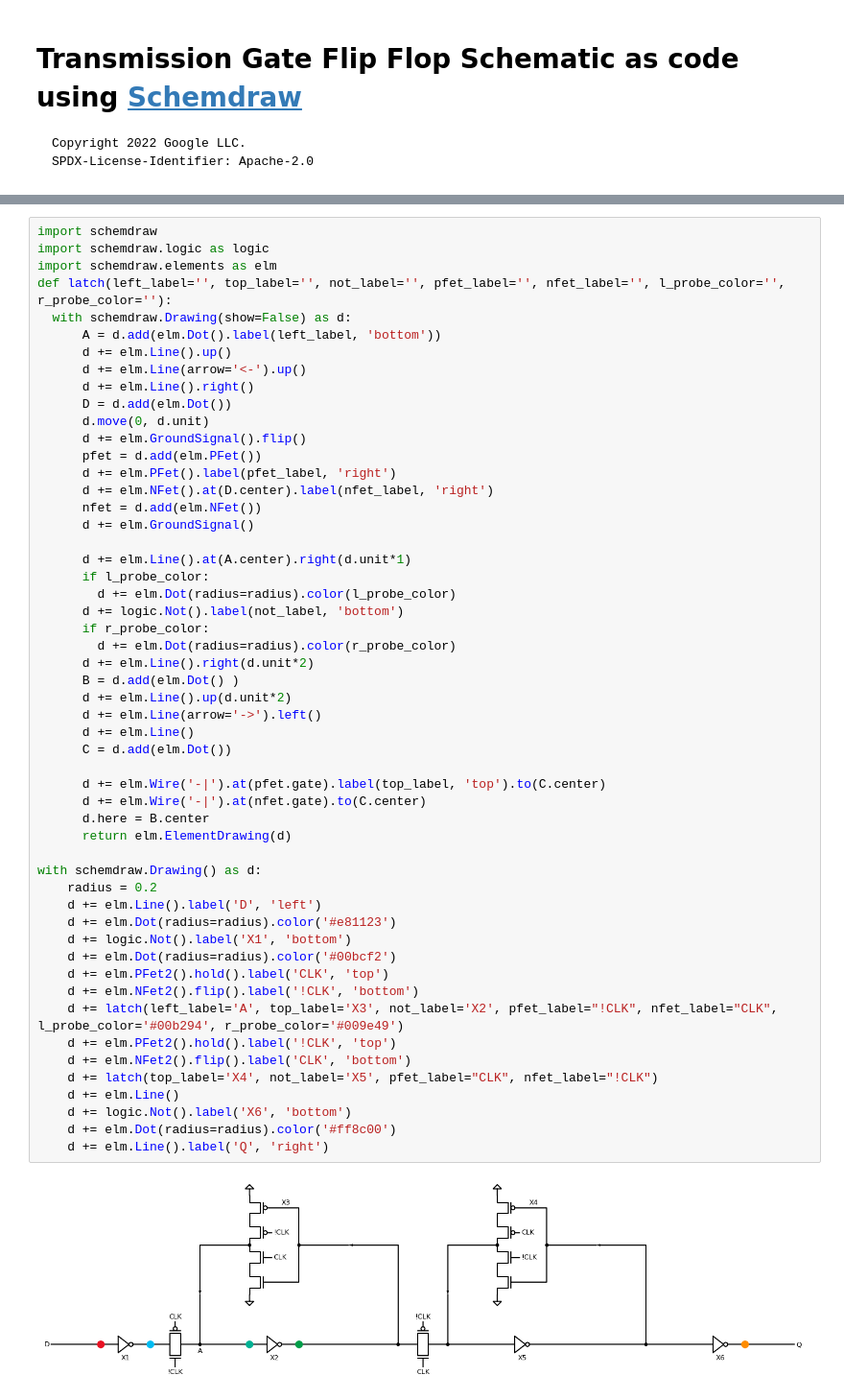
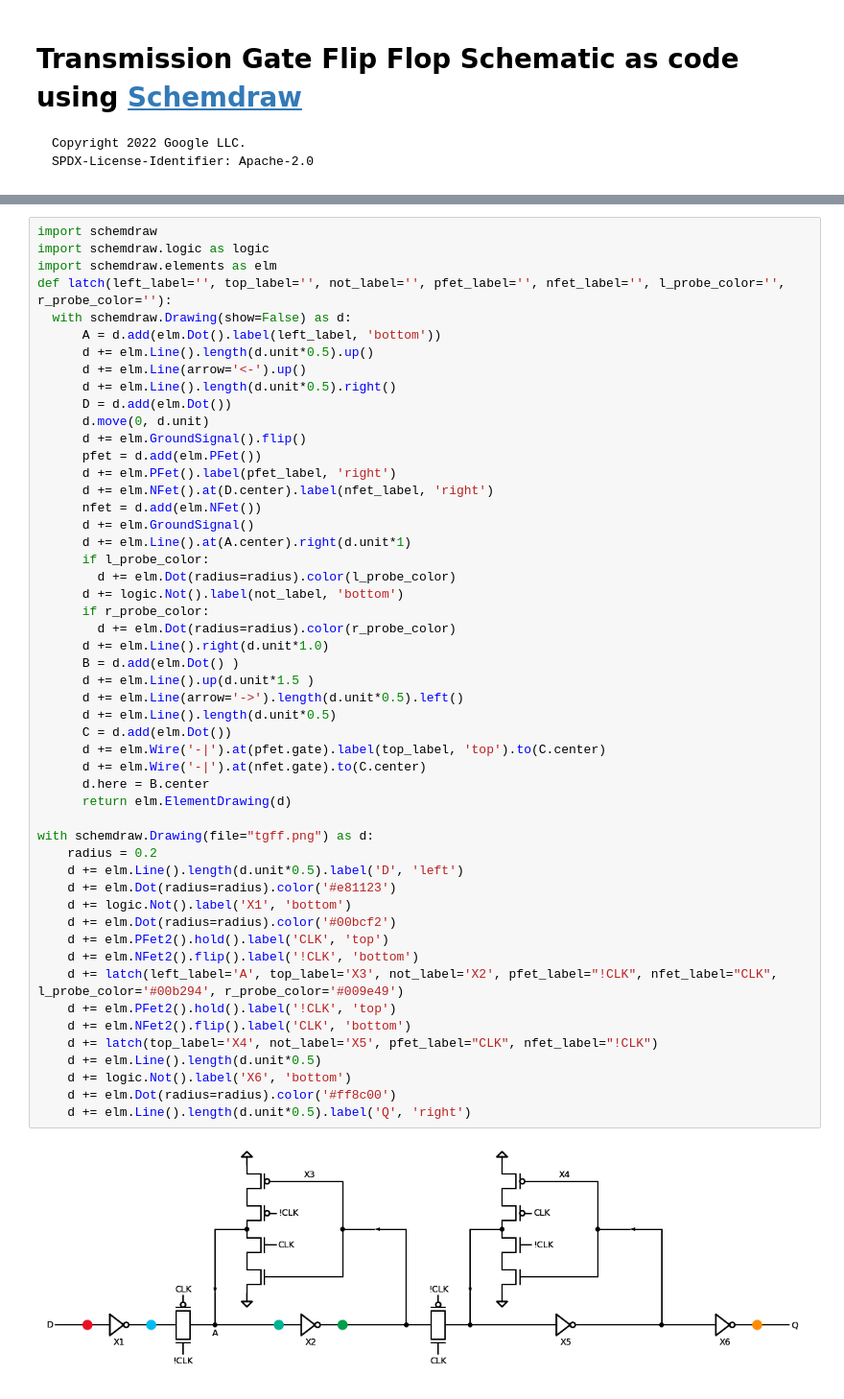
Before and after one commit to mattvenn/flipflop_demo, a Jupyter notebook: schematic/tg_ff.ipynb, the cells around one changed output, grey strips where cells are left out. Shown at 96% size. Saved outputs shown, nothing was run; the diff lists cells and outputs as text.

Commit message:
schematic: remove whitespace
- reduce latch size
- use jupytext to sync python version
- update images

```diff
--- a/schematic/tg_ff.ipynb
+++ b/schematic/tg_ff.ipynb
@@ -23,9 +21,9 @@ import schemdraw.elements as elm
 def latch(left_label='', top_label='', not_label='', pfet_label='', nfet_label='', l_probe_color='', r_probe_color=''):
   with schemdraw.Drawing(show=False) as d:
       A = d.add(elm.Dot().label(left_label, 'bottom'))
-      d += elm.Line().up()
+      d += elm.Line().length(d.unit*0.5).up()
       d += elm.Line(arrow='<-').up()
-      d += elm.Line().right()
+      d += elm.Line().length(d.unit*0.5).right()
       D = d.add(elm.Dot())
       d.move(0, d.unit)
       d += elm.GroundSignal().flip()
@@ -33,41 +31,39 @@ def latch(left_label='', top_label='', not_label='', pfet_label='', nfet_label='
       d += elm.PFet().label(pfet_label, 'right')
       d += elm.NFet().at(D.center).label(nfet_label, 'right')
       nfet = d.add(elm.NFet())
       d += elm.GroundSignal()
-
       d += elm.Line().at(A.center).right(d.unit*1)
       if l_probe_color:
         d += elm.Dot(radius=radius).color(l_probe_color)
       d += logic.Not().label(not_label, 'bottom')
       if r_probe_color:
         d += elm.Dot(radius=radius).color(r_probe_color)
-      d += elm.Line().right(d.unit*2)
+      d += elm.Line().right(d.unit*1.0)
       B = d.add(elm.Dot() )
-      d += elm.Line().up(d.unit*2)
-      d += elm.Line(arrow='->').left()
-      d += elm.Line()
+      d += elm.Line().up(d.unit*1.5 )
+      d += elm.Line(arrow='->').length(d.unit*0.5).left()
+      d += elm.Line().length(d.unit*0.5)
       C = d.add(elm.Dot())
-
       d += elm.Wire('-|').at(pfet.gate).label(top_label, 'top').to(C.center)
       d += elm.Wire('-|').at(nfet.gate).to(C.center)
       d.here = B.center
       return elm.ElementDrawing(d)
 
-with schemdraw.Drawing() as d:
+with schemdraw.Drawing(file="tgff.png") as d:
     radius = 0.2
-    d += elm.Line().label('D', 'left')
+    d += elm.Line().length(d.unit*0.5).label('D', 'left')
     d += elm.Dot(radius=radius).color('#e81123')
     d += logic.Not().label('X1', 'bottom')
     d += elm.Dot(radius=radius).color('#00bcf2')
     d += elm.PFet2().hold().label('CLK', 'top')
     d += elm.NFet2().flip().label('!CLK', 'bottom')
     d += latch(left_label='A', top_label='X3', not_label='X2', pfet_label="!CLK", nfet_label="CLK", l_probe_color='#00b294', r_probe_color='#009e49')
     d += elm.PFet2().hold().label('!CLK', 'top')
     d += elm.NFet2().flip().label('CLK', 'bottom')
     d += latch(top_label='X4', not_label='X5', pfet_label="CLK", nfet_label="!CLK")
-    d += elm.Line()
+    d += elm.Line().length(d.unit*0.5)
     d += logic.Not().label('X6', 'bottom')
     d += elm.Dot(radius=radius).color('#ff8c00')
-    d += elm.Line().label('Q', 'right')
+    d += elm.Line().length(d.unit*0.5).label('Q', 'right')
 # %% [output]
-[figure, old version]
+[figure, new version]
```
Also changed, not shown: parts of 14 cells of this notebook, 8 other files.
